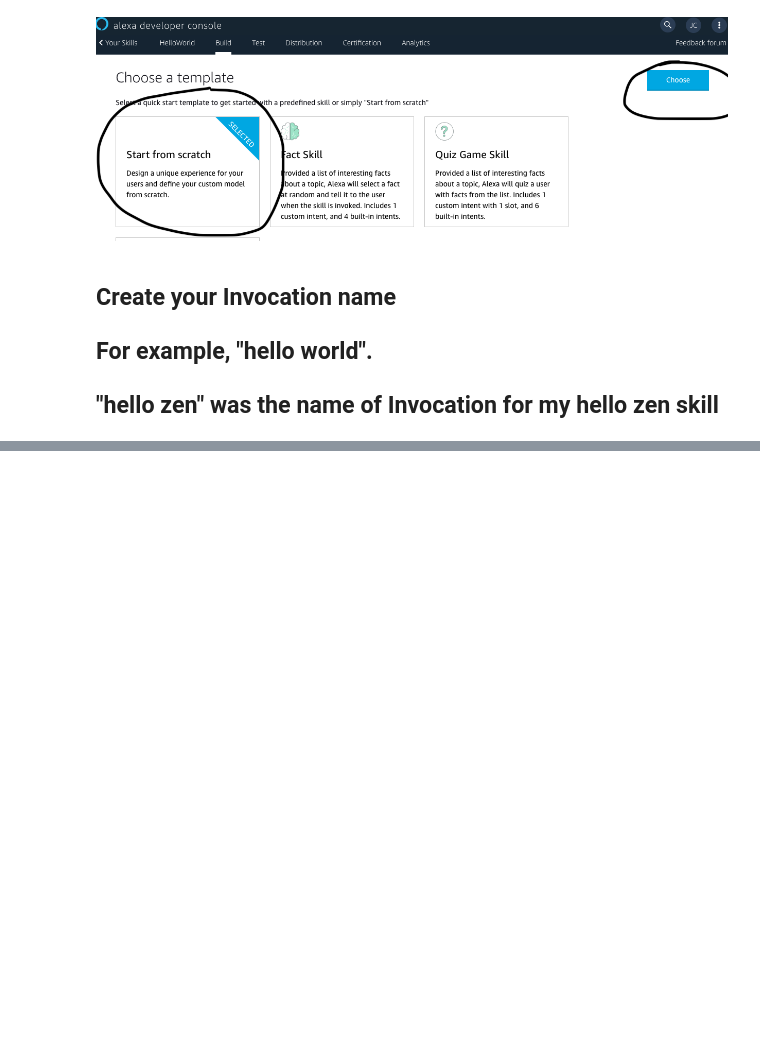
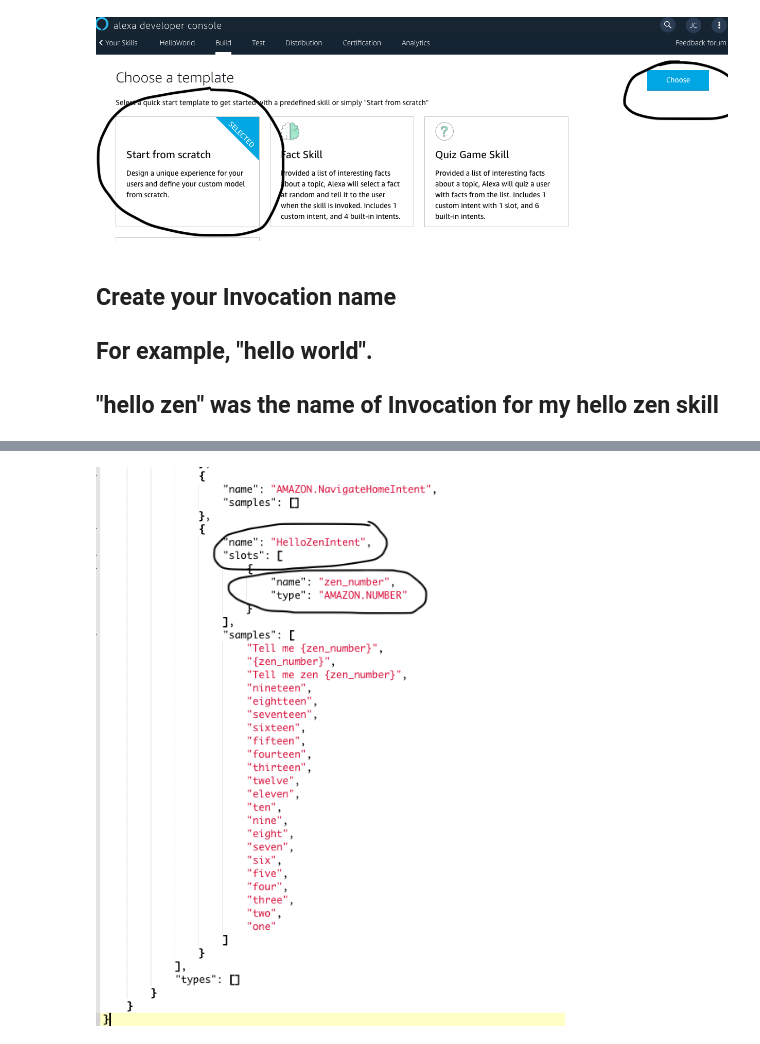
Before and after one commit to jcamier/alexa_hello_zen_python, a Jupyter notebook: alexa_python_talk.ipynb, the cells around one changed output, grey strips where cells are left out. Drawn from its saved outputs; the diff is of its cells as text; code cells hidden in the pictures; blank space fills up the shorter version.

```diff
--- a/alexa_python_talk.ipynb
+++ b/alexa_python_talk.ipynb
@@ -121,0 +128,4 @@ Image(filename='./alexa_step_4.png')
+# %%
+Image(filename='./alexa_step_6.png')
+# %% [output]
+[figure, added]
```
Also changed, not shown: parts of 11 cells of this notebook, 5 other files.
